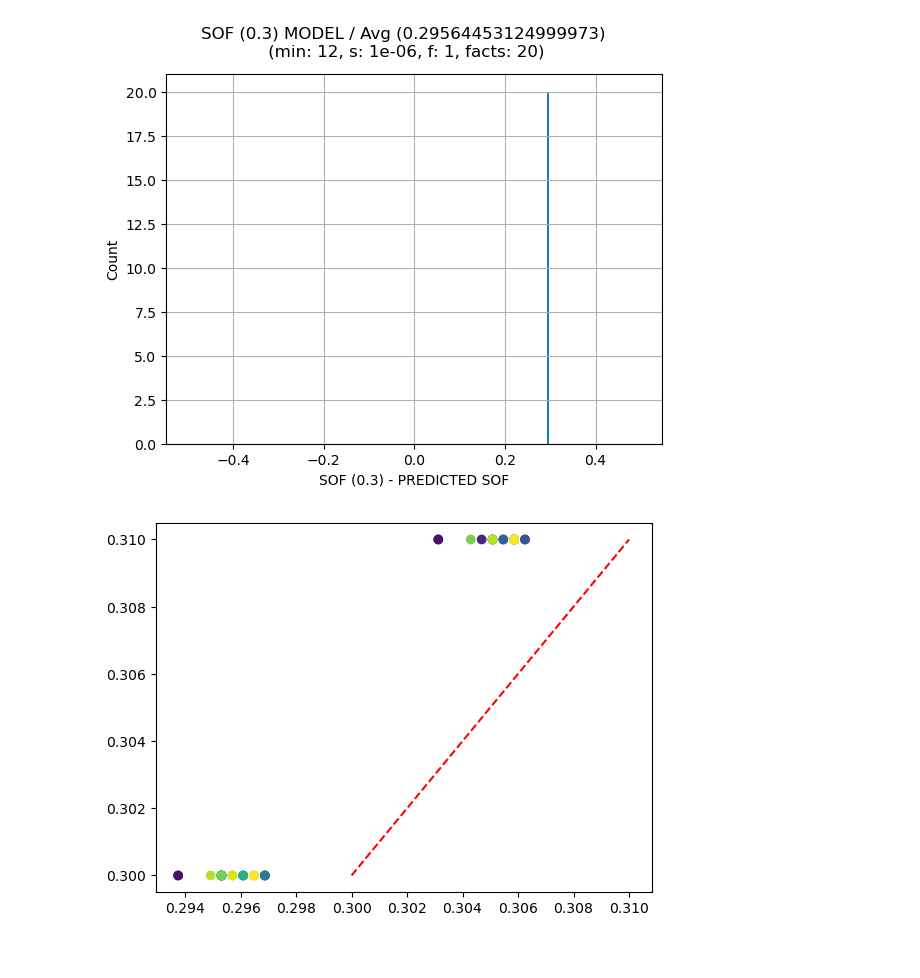
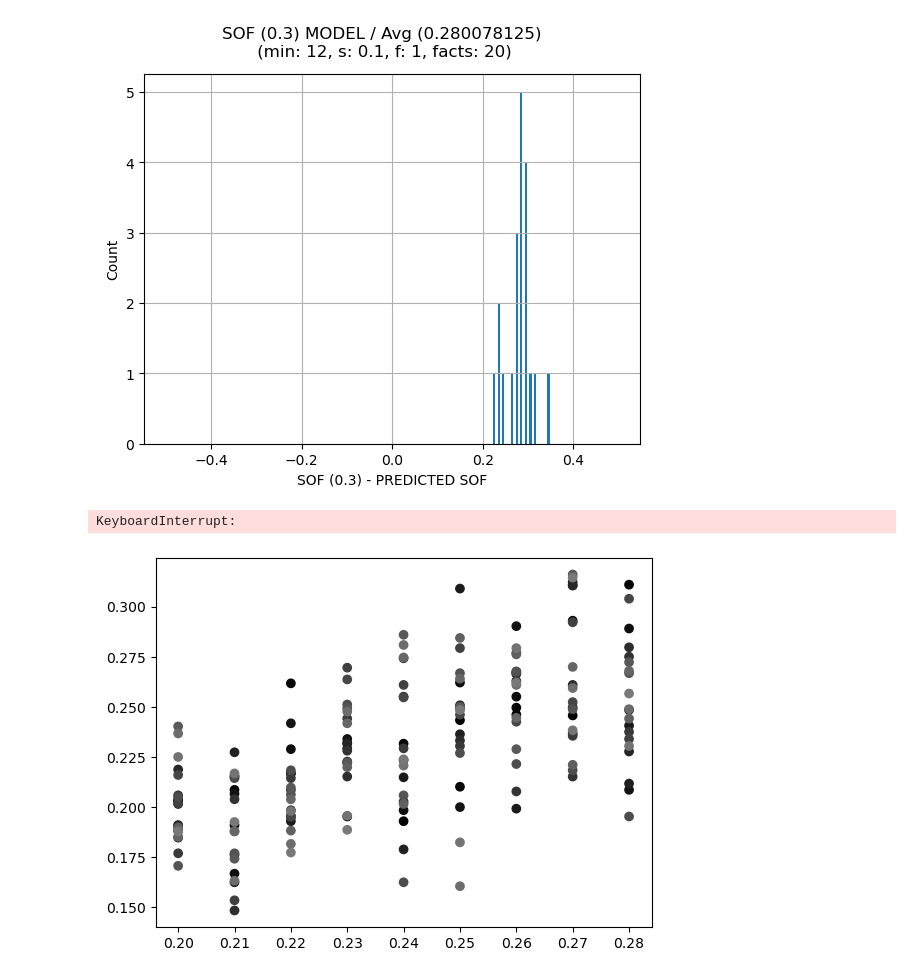
Before and after one commit to FrankieReyna/mlModel, a Jupyter notebook: user-models-2122/recovery.ipynb, the cells around one changed output. Cells and saved outputs as stored; diff of their text form; code cells hidden in the pictures.

```diff
--- a/user-models-2122/recovery.ipynb
+++ b/user-models-2122/recovery.ipynb
@@ -12,20 +12,31 @@ from matplotlib.ticker import PercentFormatter
     #How long should each one be?
     #First need to set up response time determination and correct response determination
 
+
+#Returns a random activation based off of the determinstic eq and the logistic distribution of activation.
+# m: Memory to calculate random activation of
+# t: time in which activation will be measured
 def noise_actv(m, t):
     sd = pi * m.get_s()/ sqrt(3)
     noisedist = logistic(m.get_actv(t), sd)
     new_actv = noisedist.rvs()
     return new_actv
 
-def noise_rst(actv, t0):
+#Returns aresponse time based off of the deterministic eq for response time and activation
+#actv: Activation of memory
+#t0: Reaction time buffer, basically the minimum resposnse time
+def rst(actv, t0):
     return t0 + (e ** (- actv))
 
+
+#Returns a true or false response based off the activation, the s parameter, and our determined activation threshold (What is the actv thresh?)
 def get_response(actv, s, thresh):
     prob = 1 / (1 + e ** (-(actv - thresh) / s))
     resp = r.uniform(0, 1) <= prob
     return resp
 # %%
+#Testing out Methods do not worry about this block
+
 m = memory(0.3, 0.25, 0.3)
 m.add_trace(0)
 t = []
@@ -37,7 +48,7 @@ a = plt.hist(t, [x / 10 for x in range(-100, 100)], rwidth=0.8)
 plt.show()
 
 
-t = [noise_rst(x, t0=0.3) for x in t]
+t = [rst(x, t0=0.3) for x in t]
 
 a = plt.hist(t, [x / 10 for x in range(-100, 100)], rwidth=0.8)
 plt.show()
@@ -69,7 +79,7 @@ FORGET_THRESHOLD = -0.8
 NUM_FACTS = 20
 sof = 0.3
 SPC = 0.25
-S = 0.000001
+S = 0.1
 F = 1
 t0 = 0.3
 
@@ -84,6 +94,7 @@ q_buff = 0.6
 #I have been passing 1/1000 of what I should of been for response time. This change was noticed as activation was wayyy
 #too high. Going to try and fix by multiplying my values by 1000 (time and resp time)
 
+"Taking in an SOF, simulates model with that sof in a memory lab test, and returns the estimated sof for each fact"
 def simulate(SOF):
     t = 0
     sm = SpacingModel()
@@ -107,7 +118,7 @@ def simulate(SOF):
             memories[fact_id].add_trace(t)
             actv = Infinity                         #PLEASSE COME BACK TO THIS
             corr = get_response(actv, S, FORGET_THRESHOLD)
-            rst = noise_rst(actv, t0) # for milliseconds
+            rst = rst(actv, t0) # for milliseconds
 
             t += rst
 
@@ -120,55 +131,61 @@ def simulate(SOF):
             fact_id = fact[0]
             actv = noise_actv(memories[fact_id], t)
             corr = get_response(actv, S, FORGET_THRESHOLD)
-            rst = noise_rst(actv, t0)
+            rst = rst(actv, t0)
 
             resp = Response(fact, t * 1000, rst * 1000, corr)
             sm.register_response(resp)
 
             t += rst
             memories[fact_id].add_trace(t)
 
             if corr:
                 t += q_buff
             else:
                 t += 4
 
     sof = []
     for x in range(NUM_FACTS):
         sof.append(sm.get_rate_of_forgetting(t * 1000, sm.facts[x]))
 
     return sof
 
 sofs = []
 
 for x in range(1):
     sofs.extend(simulate(sof))
 
 plt.hist(sofs, 100, [-1/2, 1/2], rwidth = 0.5)
 
 plt.suptitle(f"SOF ({sof}) MODEL / Avg ({sum(sofs)/len(sofs)}) \n (min: {SIM_END_TIME}, s: {S}, f: {F}, facts: {NUM_FACTS}) ")
 plt.grid(True)
 plt.xlabel(f"SOF ({sof}) - PREDICTED SOF")
 plt.ylabel("Count")
 
 
 plt.show()
 # %% [output]
-[figure, old version]
+[figure, new version]
 # %%
+#Darker is older, lighter is newer
 
-
-msofs = [x / 100 for x in range(30, 32)]
+msofs = [x / 100 for x in range(20, 50)]
 sofs = []
 
-colors = [x / NUM_FACTS for x in range(0, NUM_FACTS)]
+colors = [f"{x / (NUM_FACTS * 2)}" for x in range(0, NUM_FACTS)]
 
-for msof in msofs:
-    sofs = simulate(msof)
-    plt.scatter([msof for _ in range(len(sofs))], sofs, c=colors )
+for s in [0.05, 0.1, 0.2, 0.3]:
+    for msof in msofs:
+        sofs = simulate(msof)
+        plt.scatter([msof for _ in range(len(sofs))], sofs, c=colors )
 
-plt.plot(msofs,msofs,"r--")
+    print(len(sofs))
+    plt.suptitle(f"SOF Parameter Recovery (S: {S}, F: {F}, SimT:{SIM_END_TIME}, #Facts:{NUM_FACTS})\n(Dark: Earlier Fact, Light: Later Fact)")
+    plt.xlabel("\"SUBJECT\" SOF")
+    plt.ylabel("Memory Lab SOF")
+    plt.plot(msofs,msofs,"r--")
 
-plt.show()
+    plt.show()
 # %% [output]
+KeyboardInterrupt:
-[figure, old version]
+[figure, new version]
```
Also changed, not shown: parts of 1 cell of this notebook.
